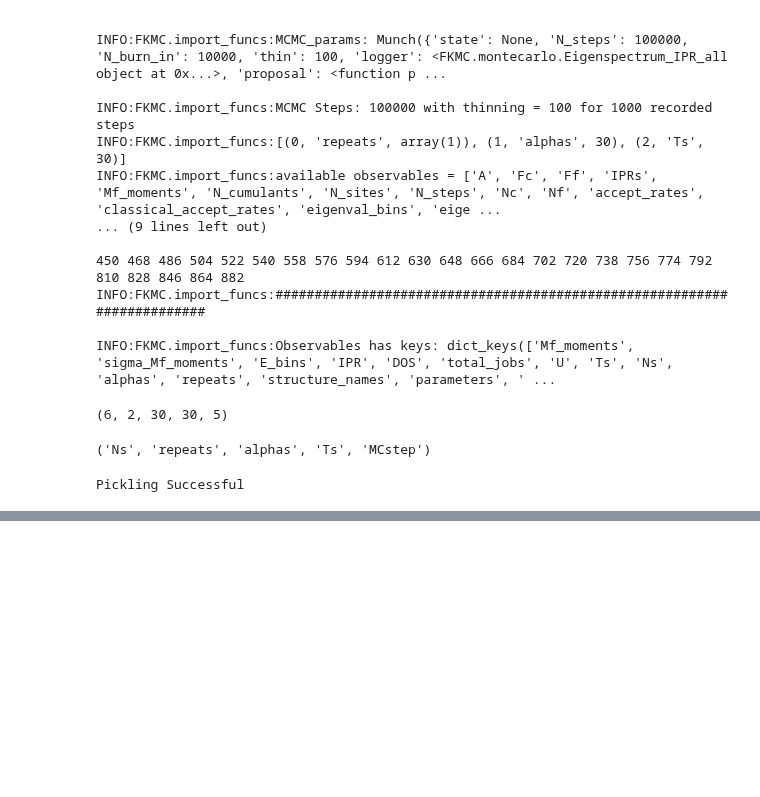
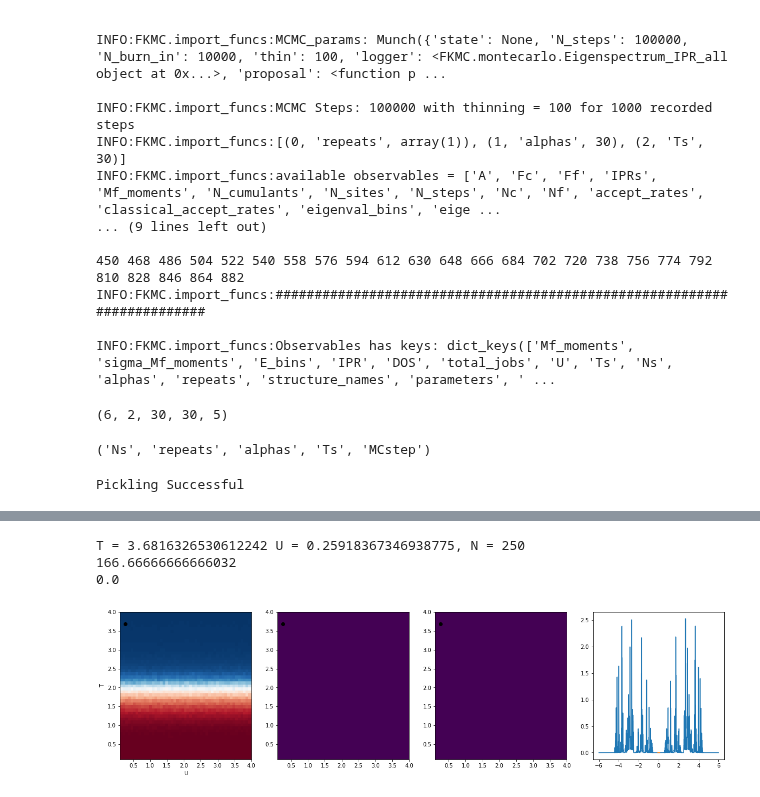
Before and after one commit to TomHodson/FKMC, a Jupyter notebook: notebooks/short_paper_figure_code/process_2D_phase_diagrams.ipynb, the cells around one changed output, grey strips where cells are left out. Cells and saved outputs as stored; diff of their text form; code cells hidden in the pictures; blank space fills up the shorter version.

```diff
--- a/notebooks/short_paper_figure_code/process_2D_phase_diagrams.ipynb
+++ b/notebooks/short_paper_figure_code/process_2D_phase_diagrams.ipynb
@@ -152,0 +332,40 @@ del TAlpha_phase_obs
+# %%
+def plot_opening(TU_data, Ti = 45, Ui = 5):
+    print(f'T = { TU_data.Ts[Ti]} U = { TU_data.Us[Ui]}, N = {TU_data.Ns[-1]}')
+
+    e = 0.1
+    ix = (-e < TU_data.E_bins[:-1] ) & (TU_data.E_bins[:-1] < e)
+
+    DOS = np.nanmean(TU_data.DOS[-1, :, :, :, :], axis = 0)
+    normalisation = DOS.sum(axis = -1)[0, 0]
+    print(normalisation)
+    percent_low_E_states = np.nansum(DOS[:, :, ix], axis = -1) / normalisation
+
+    f, ax = plt.subplots(1,4, figsize = (20, 5), gridspec_kw = dict())
+
+    TU_phase_diagram(ax[0], TU_data)
+    ax[1].pcolormesh(TU_data.Us, TU_data.Ts, percent_low_E_states.T, linewidth=0, rasterized = True)
+
+
+    ax[0].plot([TU_data.Us[Ui],], [TU_data.Ts[Ti],], marker = 'o', color = 'k')
+    ax[1].plot([TU_data.Us[Ui],], [TU_data.Ts[Ti],], marker = 'o', color = 'k')
+    ax[2].plot([TU_data.Us[Ui],], [TU_data.Ts[Ti],], marker = 'o', color = 'k')
+
+
+    M2 = np.nanmean(TU_data.Mf_moments[-1, :, :, :, 2], axis = 0).T
+    ax[2].pcolormesh(TU_data.Us, TU_data.Ts, (percent_low_E_states.T > 0) & (M2 < 0.7) , linewidth=0, rasterized = True)
+
+    single = np.nanmean(TU_data.DOS[-1, :, Ui, Ti, :], axis = 0)
+
+    ax[3].plot(TU_data.E_bins[:-1], single)
+    single[~ix] = np.NaN
+    ax[3].plot(TU_data.E_bins[:-1], single)
+
+    print(percent_low_E_states[Ui, Ti])
+
+plot_opening(oTU, Ti = 45, Ui = 2)
+# %% [output]
+T = 3.6816326530612242 U = 0.25918367346938775, N = 250
+166.66666666666032
+0.0
+[figure, added]
```
Also changed, not shown: parts of 12 cells of this notebook.
